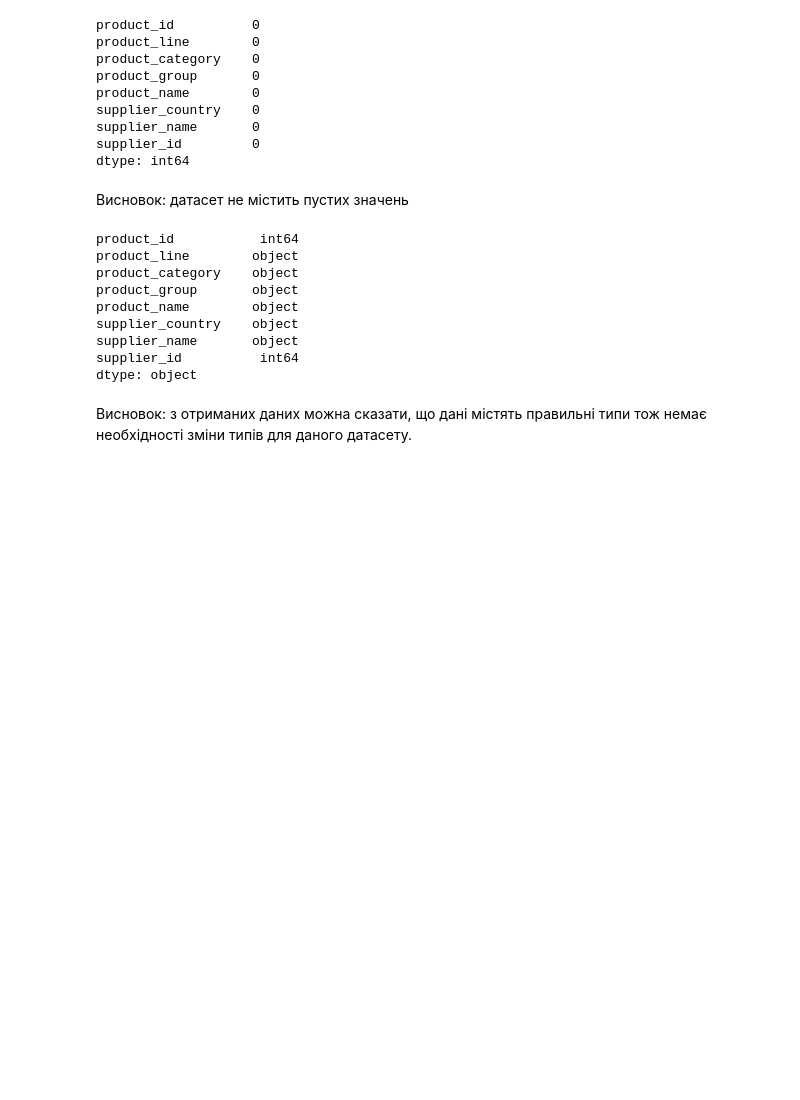
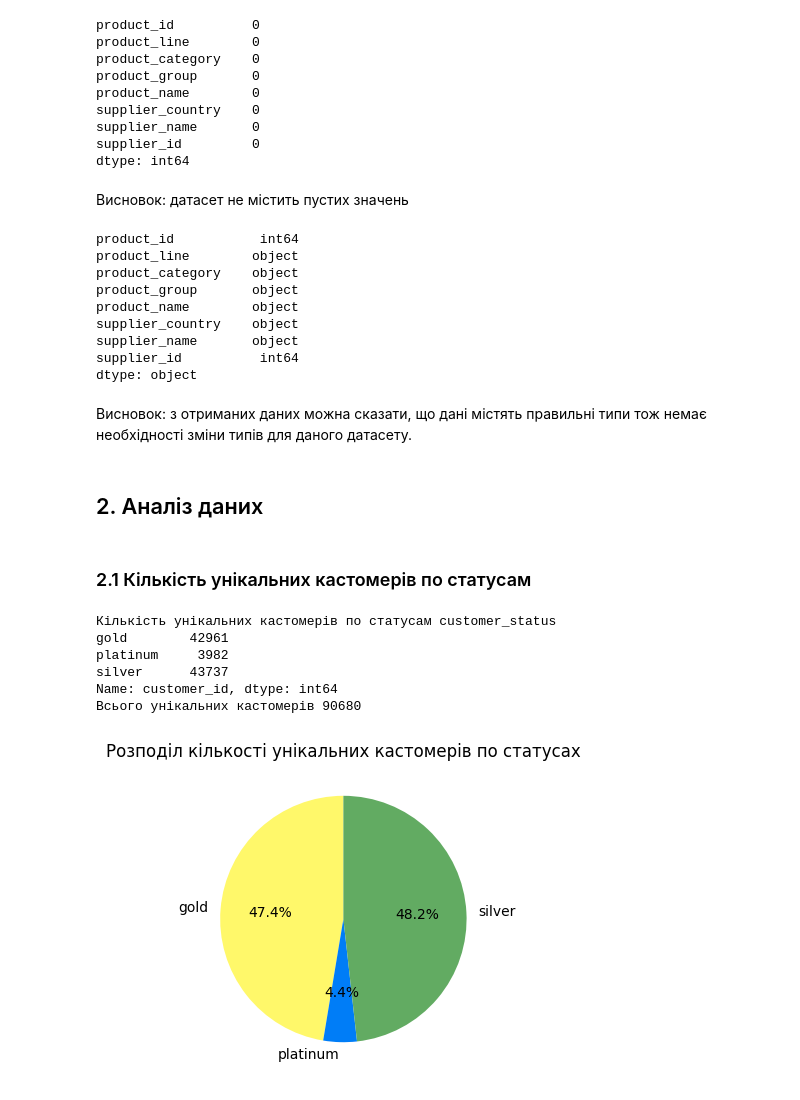
Before and after one commit to Samanta397/Wholesale_And_Retail_Orders_Analysis, a Jupyter notebook: Wholesale_And_Retail_Orders.ipynb, the cells around one changed output. Drawn from its saved outputs; the diff is of its cells as text; code cells hidden in the pictures; blank space fills up the shorter version.

```diff
--- a/Wholesale_And_Retail_Orders.ipynb
+++ b/Wholesale_And_Retail_Orders.ipynb
@@ -147,3 +149,27 @@ supplier_id          int64
 dtype: object
 # %% [markdown]
 Висновок: з отриманих даних можна сказати, що дані містять правильні типи тож немає необхідності зміни типів для даного датасету.
+# %% [markdown]
+## 2. Аналіз даних
+# %% [markdown]
+### 2.1 Кількість унікальних кастомерів по статусам
+# %%
+# Рахуємо кількість кастомерів для кожного статусу та їх загальну кількість
+unique_customers_per_status = orders_df.groupby("customer_status")["customer_id"].nunique()
+total_unique_cusotmers = unique_customers_per_status.sum()
+print("Кількість унікальних кастомерів по статусам", unique_customers_per_status);
+print("Всього унікальних кастомерів", unique_customers_per_status.sum());
+
+# Відображаємо на круговій діаграмі
+plt.figure(figsize=(4, 4))
+plt.pie(unique_customers_per_status, labels=unique_customers_per_status.index, autopct="%1.1f%%", startangle=90, colors=["#fff86a", "#007df7", "#62ab62"])
+plt.title("Розподіл кількості унікальних кастомерів по статусах")
+plt.show()
+# %% [output]
+Кількість унікальних кастомерів по статусам customer_status
+gold        42961
+platinum     3982
+silver      43737
+Name: customer_id, dtype: int64
+Всього унікальних кастомерів 90680
+[figure, added]
```
Also changed, not shown: parts of 33 cells of this notebook.
